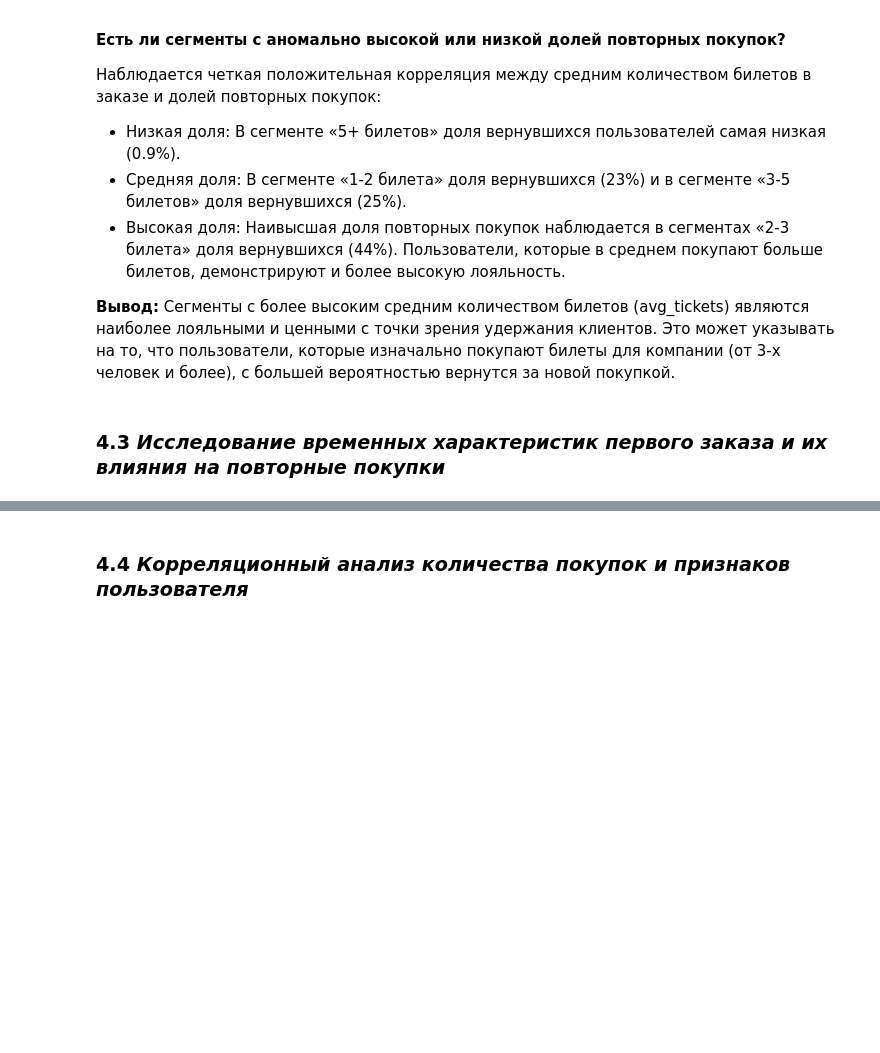
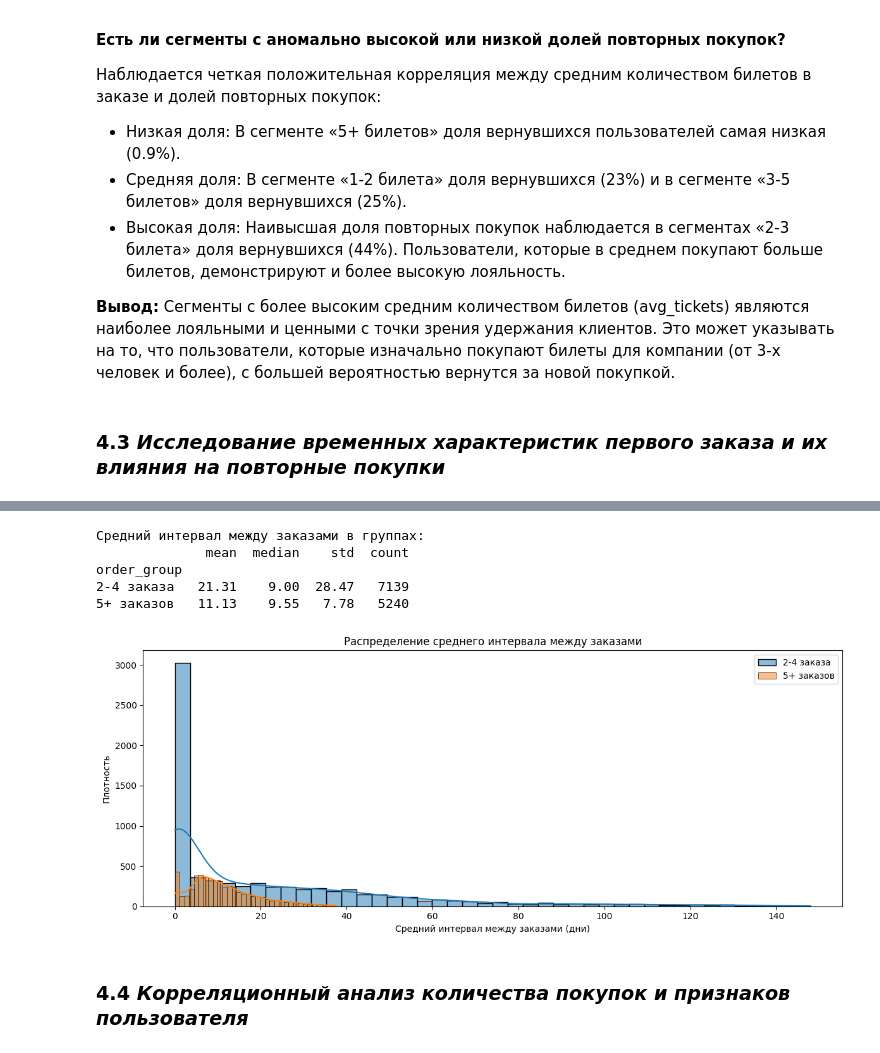
Before and after one commit to MEYakunin/Sprint9_Yandex_Afisha, a Jupyter notebook: Project.ipynb, the cells around one changed output, grey strips where cells are left out. Cells and saved outputs as stored; diff of their text form; code cells hidden in the pictures; blank space fills up the shorter version.

```diff
--- a/Project.ipynb
+++ b/Project.ipynb
@@ -1241,3 +1277,44 @@ Passing `palette` without assigning `hue` is deprecated and will be removed in v
+# %%
+# Формируем катигориальный столбец по среднему кол-ву билетов
+df_user_profile['segment_total_order'] = pd.cut(
+    df_user_profile['total_order'],
+    bins=[1,4,float('inf')],
+    labels=['2-4 заказа', '5+ заказов']
+)
+# %%
+# Данные профиля пользователя уже загружены в df_user_profile
+# Отфильтруем пользователей с повторными заказами (total_order >= 2)
+df_repeat = df_user_profile[df_user_profile['total_order'] >= 2].copy()
+
+# Создадим группы по количеству заказов
+df_repeat['order_group'] = pd.cut(df_repeat['total_order'], bins=[1, 4, float('inf')], labels=['2-4 заказа', '5+ заказов'])
+
+# Рассчитаем средний интервал между заказами для каждой группы
+avg_days_stats = df_repeat.groupby('order_group')['avg_days_between'].agg(['mean', 'median', 'std', 'count'])
+print("Средний интервал между заказами в группах:")
+print(avg_days_stats.round(2))
+
+# Визуализация распределения
+plt.figure(figsize=(12, 5))
+
+# Гистограммы с KDE
+for group in ['2-4 заказа', '5+ заказов']:
+    data = df_repeat[df_repeat['order_group'] == group]['avg_days_between'].dropna()
+    sns.histplot(data, kde=True, label=group, alpha=0.5)
+plt.xlabel('Средний интервал между заказами (дни)')
+plt.ylabel('Плотность')
+plt.title('Распределение среднего интервала между заказами')
+plt.legend()
+
+plt.tight_layout()
+plt.show()
+# %% [output]
+Средний интервал между заказами в группах:
+              mean  median    std  count
+order_group
+2-4 заказа   21.31    9.00  28.47   7139
+5+ заказов   11.13    9.55   7.78   5240
+[figure, added]
 # %% [markdown]
 ### 4.4 *Корреляционный анализ количества покупок и признаков пользователя*
 # %% [markdown]
```
Also changed, not shown: parts of 9 cells of this notebook.
